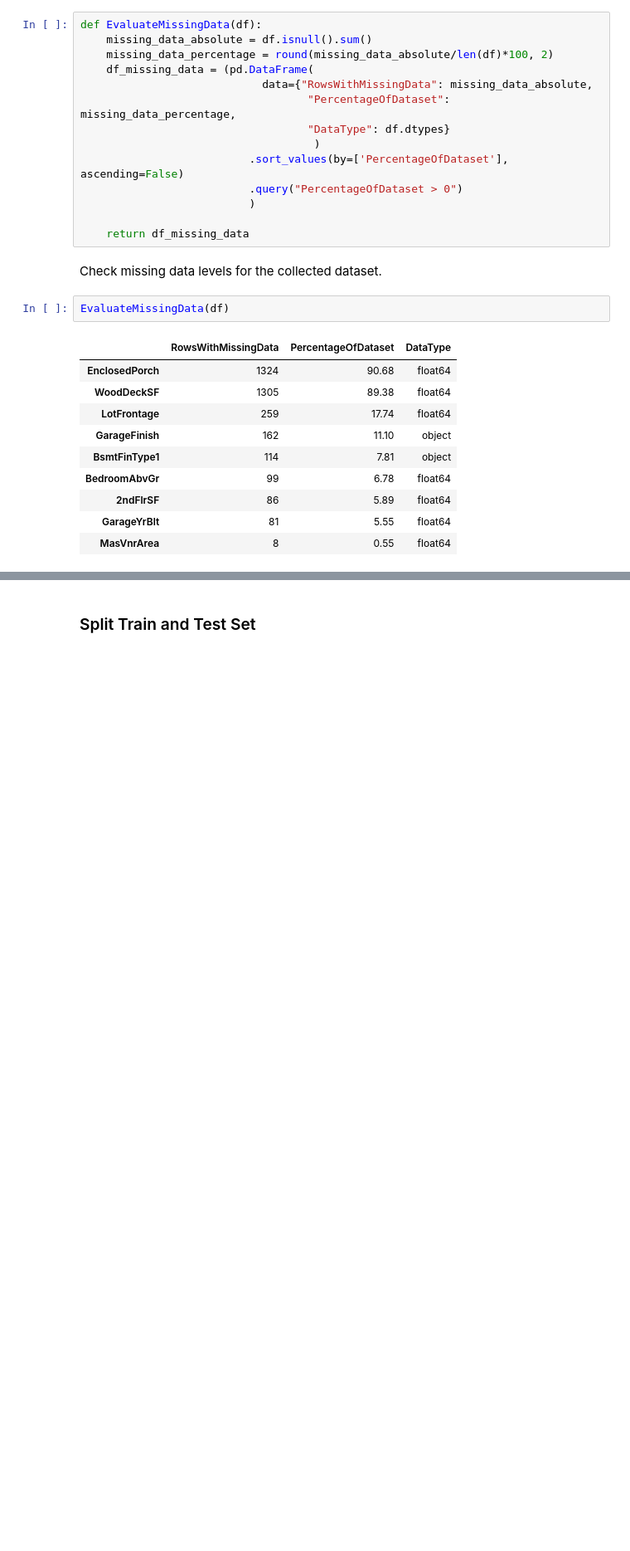
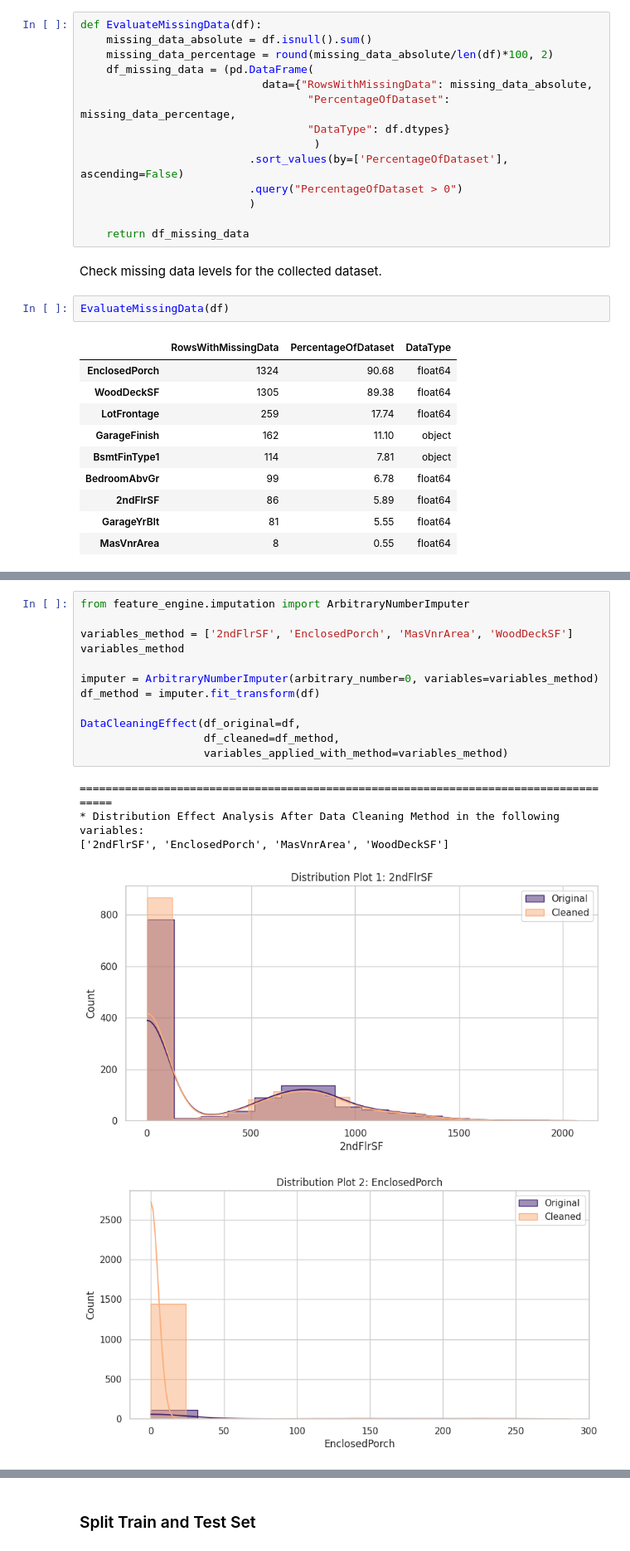
Before and after one commit to blackcatten/Heritage-Housing-Issues, a Jupyter notebook: jupyter_notebooks/03 - DataCleaning.ipynb, the cells around one changed output, grey strips where cells are left out. Shown at 83% size. Cells and saved outputs as stored; diff of their text form; blank space fills up the shorter version.

Commit message:
Updated data cleaning

```diff
--- a/jupyter_notebooks/03 - DataCleaning.ipynb
+++ b/jupyter_notebooks/03 - DataCleaning.ipynb
@@ -248,0 +333,18 @@ List here the data cleaning approaches you want initially to try.
+# %%
+from feature_engine.imputation import ArbitraryNumberImputer
+
+variables_method = ['2ndFlrSF', 'EnclosedPorch', 'MasVnrArea', 'WoodDeckSF']
+variables_method
+
+imputer = ArbitraryNumberImputer(arbitrary_number=0, variables=variables_method)
+df_method = imputer.fit_transform(df)
+
+DataCleaningEffect(df_original=df,
+                   df_cleaned=df_method,
+                   variables_applied_with_method=variables_method)
+# %% [output]
+=====================================================================================
+* Distribution Effect Analysis After Data Cleaning Method in the following variables:
+['2ndFlrSF', 'EnclosedPorch', 'MasVnrArea', 'WoodDeckSF']
+[figure, added]
+[figure, added]
```
Also changed, not shown: parts of 40 cells of this notebook, 2 other files.
